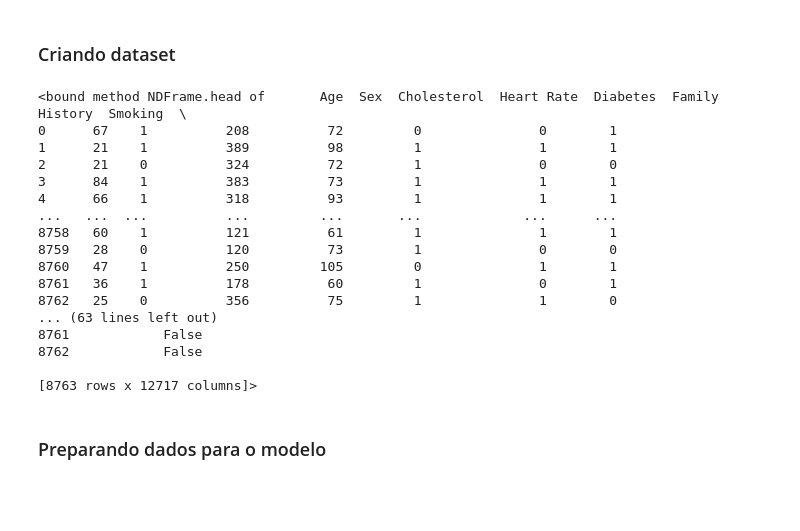
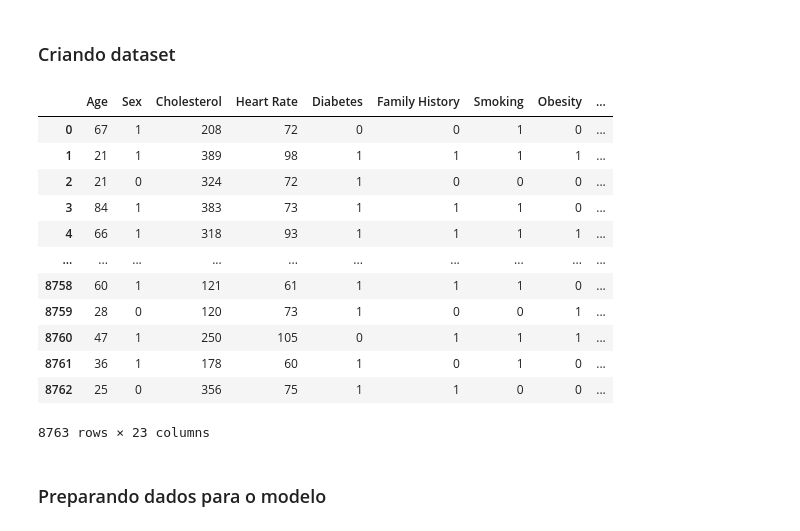
Before and after one commit to MarceloBuch/A3-artificial-inteligence-2023, a Jupyter notebook: decisionTree.ipynb, the cells around one changed output. Cells and saved outputs as stored; diff of their text form; code cells hidden in the pictures; blank space fills up the shorter version.

```diff
--- a/decisionTree.ipynb
+++ b/decisionTree.ipynb
@@ -16,27 +16,24 @@ import matplotlib.pyplot as plt
 ### Criando dataset
 # %%
 df = pd.read_csv("./data/heart_attack_prediction_dataset.csv", sep=',')
-df = df.drop(columns=['Continent', 'Hemisphere'])
-df = pd.get_dummies(df, columns=['Patient ID', 'Blood Pressure', 'Diet', 'Country'], drop_first=True)
-df.head
+df['systolic'] = df['Blood Pressure'].str.split('/').str[0]
+df['diastolic'] = df['Blood Pressure'].str.split('/').str[1]
+df = df.drop(columns=['Patient ID', 'Blood Pressure', 'Country', 'Continent', 'Hemisphere'])
+df
 # %% [output]
+|  | Age | Sex | Cholesterol | Heart Rate | Diabetes | Family History | Smoking | Obesity | ... |
+| 0 | 67 | 1 | 208 | 72 | 0 | 0 | 1 | 0 | ... |
+| 1 | 21 | 1 | 389 | 98 | 1 | 1 | 1 | 1 | ... |
+| 2 | 21 | 0 | 324 | 72 | 1 | 0 | 0 | 0 | ... |
+| 3 | 84 | 1 | 383 | 73 | 1 | 1 | 1 | 0 | ... |
+| 4 | 66 | 1 | 318 | 93 | 1 | 1 | 1 | 1 | ... |
+| ... | ... | ... | ... | ... | ... | ... | ... | ... | ... |
+| 8758 | 60 | 1 | 121 | 61 | 1 | 1 | 1 | 0 | ... |
+| 8759 | 28 | 0 | 120 | 73 | 1 | 0 | 0 | 1 | ... |
+| 8760 | 47 | 1 | 250 | 105 | 0 | 1 | 1 | 1 | ... |
+| 8761 | 36 | 1 | 178 | 60 | 1 | 0 | 1 | 0 | ... |
+| 8762 | 25 | 0 | 356 | 75 | 1 | 1 | 0 | 0 | ... |
-<bound method NDFrame.head of       Age  Sex  Cholesterol  Heart Rate  Diabetes  Family History  Smoking  \
-0      67    1          208          72         0               0        1
-1      21    1          389          98         1               1        1
-2      21    0          324          72         1               0        0
-3      84    1          383          73         1               1        1
-4      66    1          318          93         1               1        1
-...   ...  ...          ...         ...       ...             ...      ...
-8758   60    1          121          61         1               1        1
-8759   28    0          120          73         1               0        0
-8760   47    1          250         105         0               1        1
-8761   36    1          178          60         1               0        1
-8762   25    0          356          75         1               1        0
-... (63 lines left out)
-8761            False
-8762            False
-
-[8763 rows x 12717 columns]>
+8763 rows × 23 columns
 # %% [markdown]
 ### Preparando dados para o modelo
 # %%
```
Also changed, not shown: parts of 3 cells of this notebook, 2 other files.
